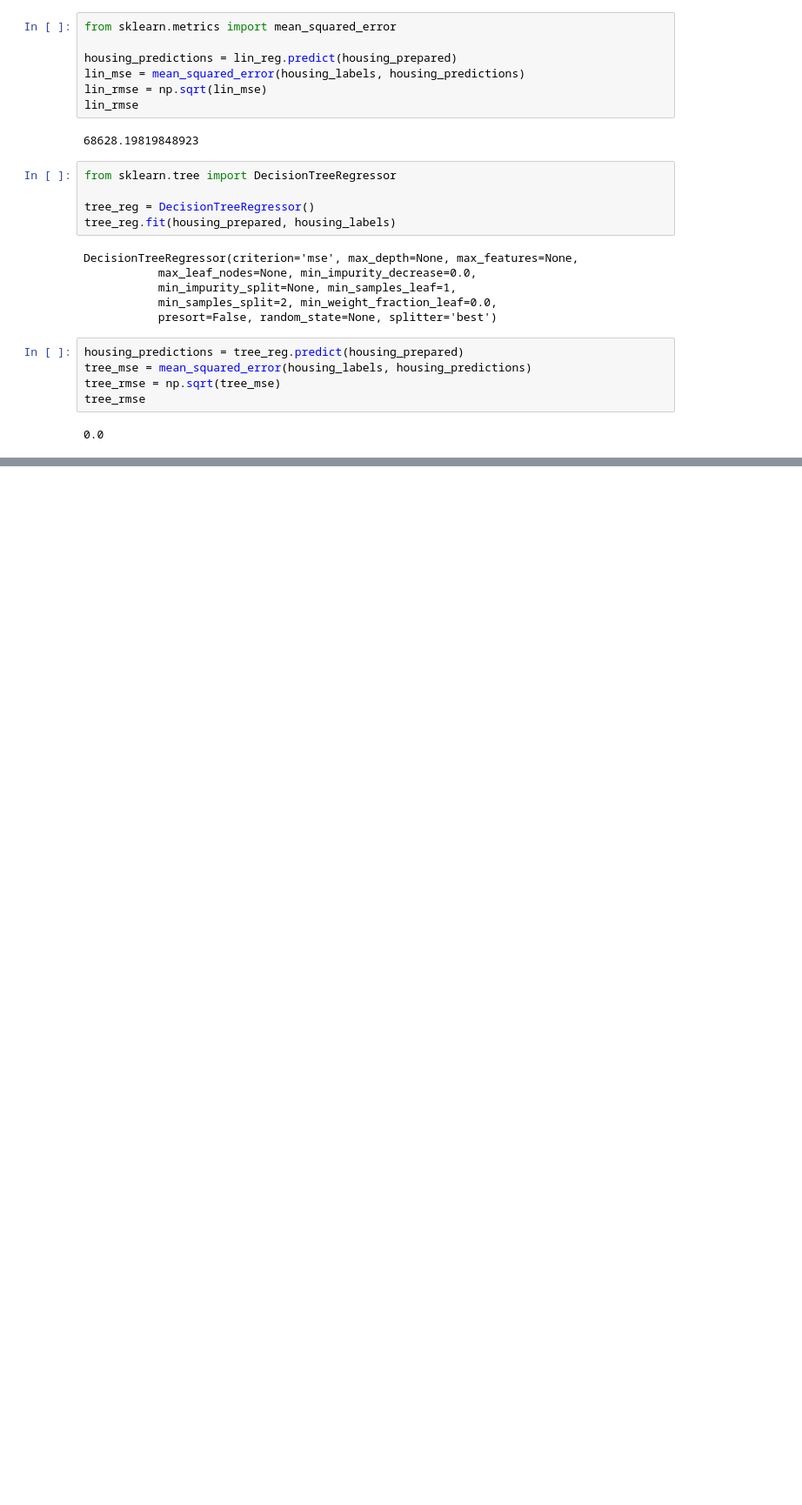
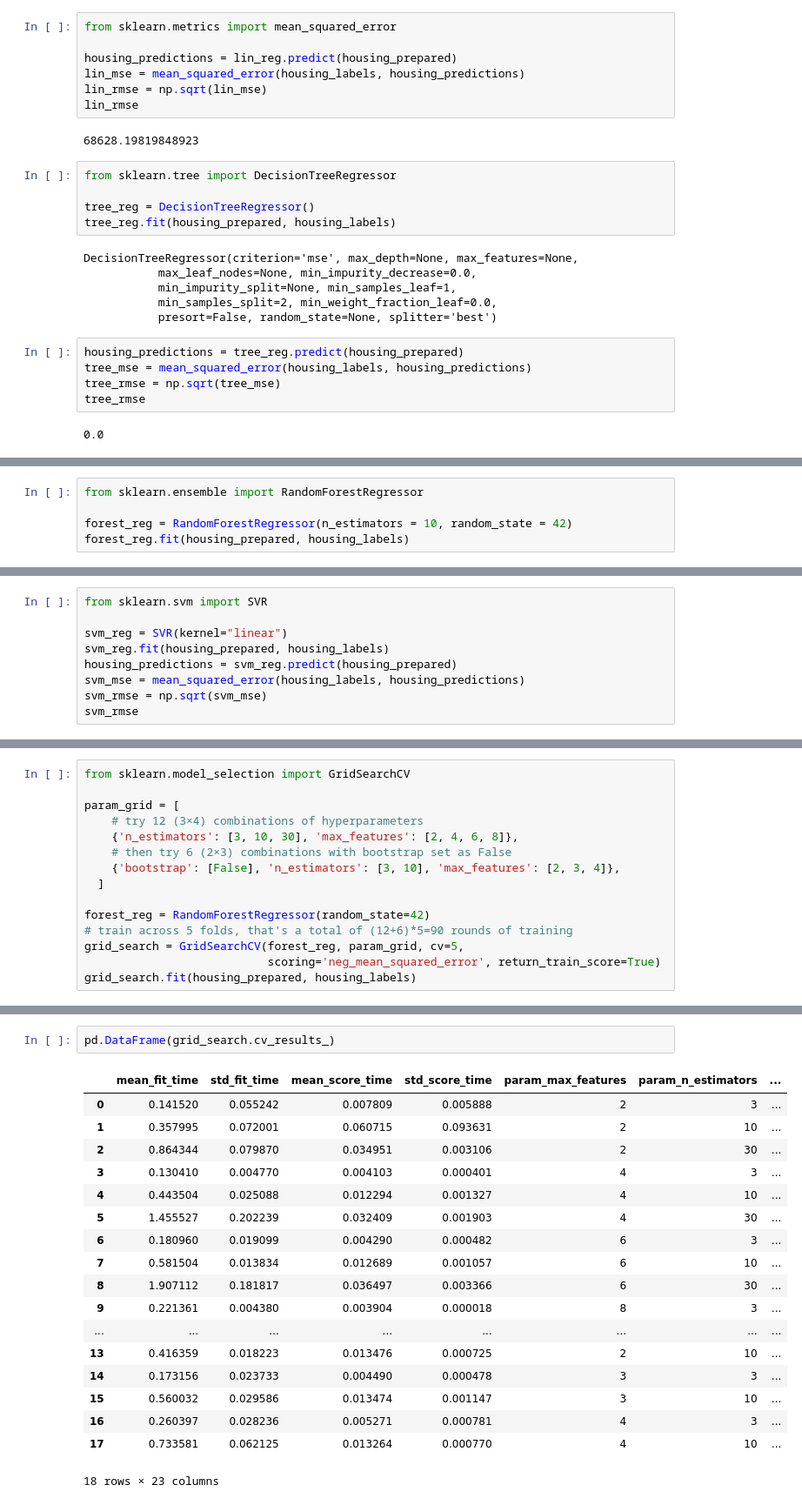
Before and after one commit to boyuan-li/Scikit-Learn-and-TensorFlow, a Jupyter notebook: Chapter 2.ipynb, the cells around one changed output, grey strips where cells are left out. Shown at 87% size. Drawn from its saved outputs; the diff is of its cells as text; blank space fills up the shorter version.

```diff
--- a/Chapter 2.ipynb
+++ b/Chapter 2.ipynb
@@ -633,0 +665,5 @@ tree_rmse
+# %%
+from sklearn.ensemble import RandomForestRegressor
+
+forest_reg = RandomForestRegressor(n_estimators = 10, random_state = 42)
+forest_reg.fit(housing_prepared, housing_labels)
@@ -633,0 +710,9 @@ tree_rmse
+# %%
+from sklearn.svm import SVR
+
+svm_reg = SVR(kernel="linear")
+svm_reg.fit(housing_prepared, housing_labels)
+housing_predictions = svm_reg.predict(housing_prepared)
+svm_mse = mean_squared_error(housing_labels, housing_predictions)
+svm_rmse = np.sqrt(svm_mse)
+svm_rmse
@@ -633,0 +721,15 @@ tree_rmse
+# %%
+from sklearn.model_selection import GridSearchCV
+
+param_grid = [
+    # try 12 (3×4) combinations of hyperparameters
+    {'n_estimators': [3, 10, 30], 'max_features': [2, 4, 6, 8]},
+    # then try 6 (2×3) combinations with bootstrap set as False
+    {'bootstrap': [False], 'n_estimators': [3, 10], 'max_features': [2, 3, 4]},
+  ]
+
+forest_reg = RandomForestRegressor(random_state=42)
+# train across 5 folds, that's a total of (12+6)*5=90 rounds of training
+grid_search = GridSearchCV(forest_reg, param_grid, cv=5,
+                           scoring='neg_mean_squared_error', return_train_score=True)
+grid_search.fit(housing_prepared, housing_labels)
@@ -633,0 +784,21 @@ tree_rmse
+# %%
+pd.DataFrame(grid_search.cv_results_)
+# %% [output]
+|  | mean_fit_time | std_fit_time | mean_score_time | std_score_time | param_max_features | param_n_estimators | ... |
+| 0 | 0.141520 | 0.055242 | 0.007809 | 0.005888 | 2 | 3 | ... |
+| 1 | 0.357995 | 0.072001 | 0.060715 | 0.093631 | 2 | 10 | ... |
+| 2 | 0.864344 | 0.079870 | 0.034951 | 0.003106 | 2 | 30 | ... |
+| 3 | 0.130410 | 0.004770 | 0.004103 | 0.000401 | 4 | 3 | ... |
+| 4 | 0.443504 | 0.025088 | 0.012294 | 0.001327 | 4 | 10 | ... |
+| 5 | 1.455527 | 0.202239 | 0.032409 | 0.001903 | 4 | 30 | ... |
+| 6 | 0.180960 | 0.019099 | 0.004290 | 0.000482 | 6 | 3 | ... |
+| 7 | 0.581504 | 0.013834 | 0.012689 | 0.001057 | 6 | 10 | ... |
+| 8 | 1.907112 | 0.181817 | 0.036497 | 0.003366 | 6 | 30 | ... |
+| 9 | 0.221361 | 0.004380 | 0.003904 | 0.000018 | 8 | 3 | ... |
+| ... | ... | ... | ... | ... | ... | ... | ... |
+| 13 | 0.416359 | 0.018223 | 0.013476 | 0.000725 | 2 | 10 | ... |
+| 14 | 0.173156 | 0.023733 | 0.004490 | 0.000478 | 3 | 3 | ... |
+| 15 | 0.560032 | 0.029586 | 0.013474 | 0.001147 | 3 | 10 | ... |
+| 16 | 0.260397 | 0.028236 | 0.005271 | 0.000781 | 4 | 3 | ... |
+| 17 | 0.733581 | 0.062125 | 0.013264 | 0.000770 | 4 | 10 | ... |
+18 rows × 23 columns
```
Also changed, not shown: parts of 23 cells of this notebook.
